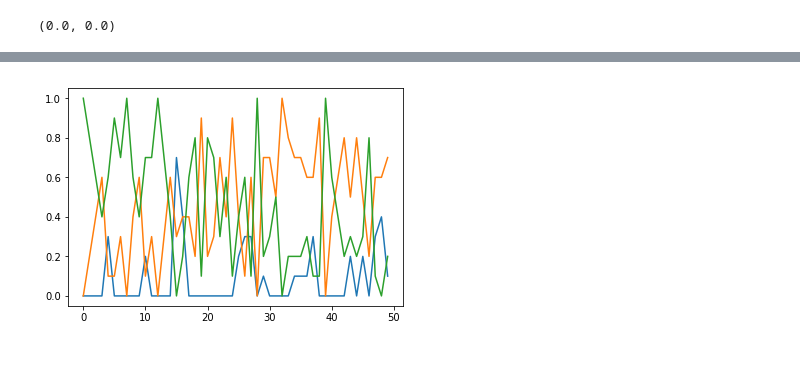
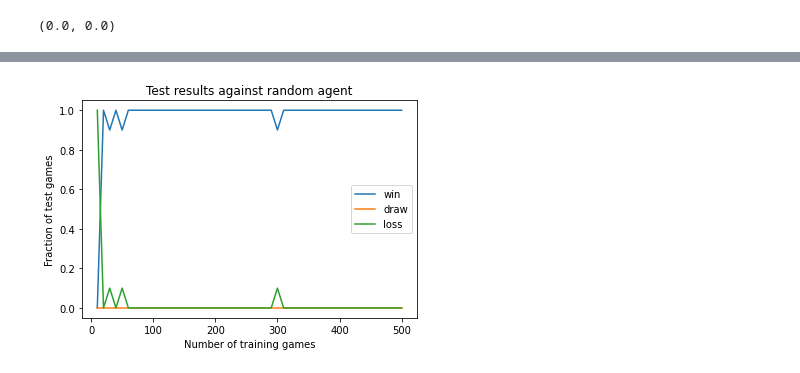
Before and after one commit to sytseng/STAT234_Project, a Jupyter notebook: code/Training_checkers_Q_learning_33_features.ipynb, the cells around one changed output, grey strips where cells are left out. Drawn from its saved outputs; the diff is of its cells as text; code cells hidden in the pictures.

Commit message:
Update training scripts

```diff
--- a/code/Training_checkers_Q_learning_33_features.ipynb
+++ b/code/Training_checkers_Q_learning_33_features.ipynb
@@ -339,5 +327,11 @@ plt.plot(test_results_2),plt.plot(test_draws_2),plt.plot(loss_2);
-# %%
-loss_3 = 1-np.array(test_results_3)-np.array(test_draws_3)
-plt.plot(test_results_3),plt.plot(test_draws_3),plt.plot(loss_3);
-# %% [output]
-[figure, removed]
+# %%
+loss_rand = 1-np.array(test_results_rand)-np.array(test_draws_rand)
+plt.plot(np.arange(test_frequency,n_train_games+1,test_frequency),test_results_rand,label='win'),
+plt.plot(np.arange(test_frequency,n_train_games+1,test_frequency),test_draws_rand,label='draw'),
+plt.plot(np.arange(test_frequency,n_train_games+1,test_frequency),loss_rand,label='loss')
+plt.legend()
+plt.xlabel('Number of training games')
+plt.ylabel('Fraction of test games')
+plt.title('Test results against random agent');
+# %% [output]
+[figure, added]
```
Also changed, not shown: parts of 18 cells of this notebook.
